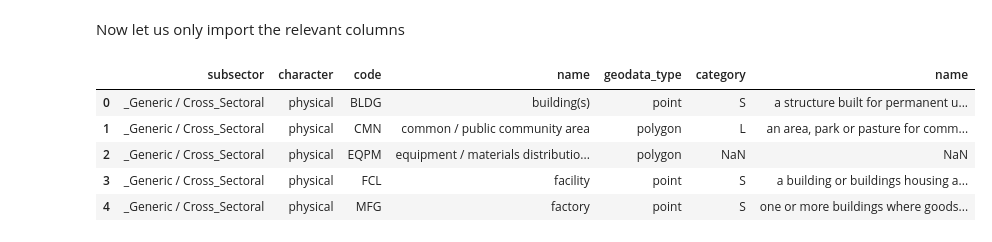
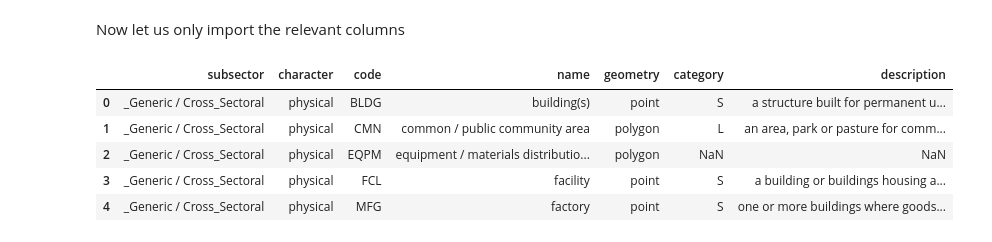
Before and after one commit to openkfw/open-geodata-model, a Jupyter notebook: docs/tutorials/extract_location_types.ipynb, the cells around one changed output. Saved outputs shown, nothing was run; the diff lists cells and outputs as text; code cells hidden in the pictures.

```diff
--- a/docs/tutorials/extract_location_types.ipynb
+++ b/docs/tutorials/extract_location_types.ipynb
@@ -63,29 +65,29 @@ Now let us only import the relevant columns
 # %%
 col_list = [
     "KC-Theme / Sub-Sector",
     "physical or immaterial location type",
     "(IATI) Location Type Code",
     "(IATI) Location Type Name (EN) =  project output- or intervention-related type of physical location or immaterial output- or intervention area",
     "Geodata Type",
     "IATI Category",
     "(IATI) Location Type Description (EN)",
 ]
 
 excel_df = pd.read_excel(excel_file_path, sheet_name=worksheet_name, usecols=col_list)
 excel_df = excel_df.rename(
     columns={
         "KC-Theme / Sub-Sector": "subsector",
         "physical or immaterial location type": "character",
         "(IATI) Location Type Code": "code",
         "(IATI) Location Type Name (EN) =  project output- or intervention-related type of physical location or immaterial output- or intervention area": "name",
-        "Geodata Type": "geodata_type",
+        "Geodata Type": "geometry",
         "IATI Category": "category",
-        "(IATI) Location Type Description (EN)": "name",
+        "(IATI) Location Type Description (EN)": "description",
     }
 )
 excel_df.head()
 # %% [output]
-|  | subsector | character | code | name | geodata_type | category | name |
+|  | subsector | character | code | name | geometry | category | description |
 | 0 | _Generic / Cross_Sectoral | physical | BLDG | building(s) | point | S | a structure built for permanent u... |
 | 1 | _Generic / Cross_Sectoral | physical | CMN | common / public community area | polygon | L | an area, park or pasture for comm... |
 | 2 | _Generic / Cross_Sectoral | physical | EQPM | equipment / materials distributio... | polygon | NaN | NaN |
```
Also changed, not shown: parts of 3 cells of this notebook.
